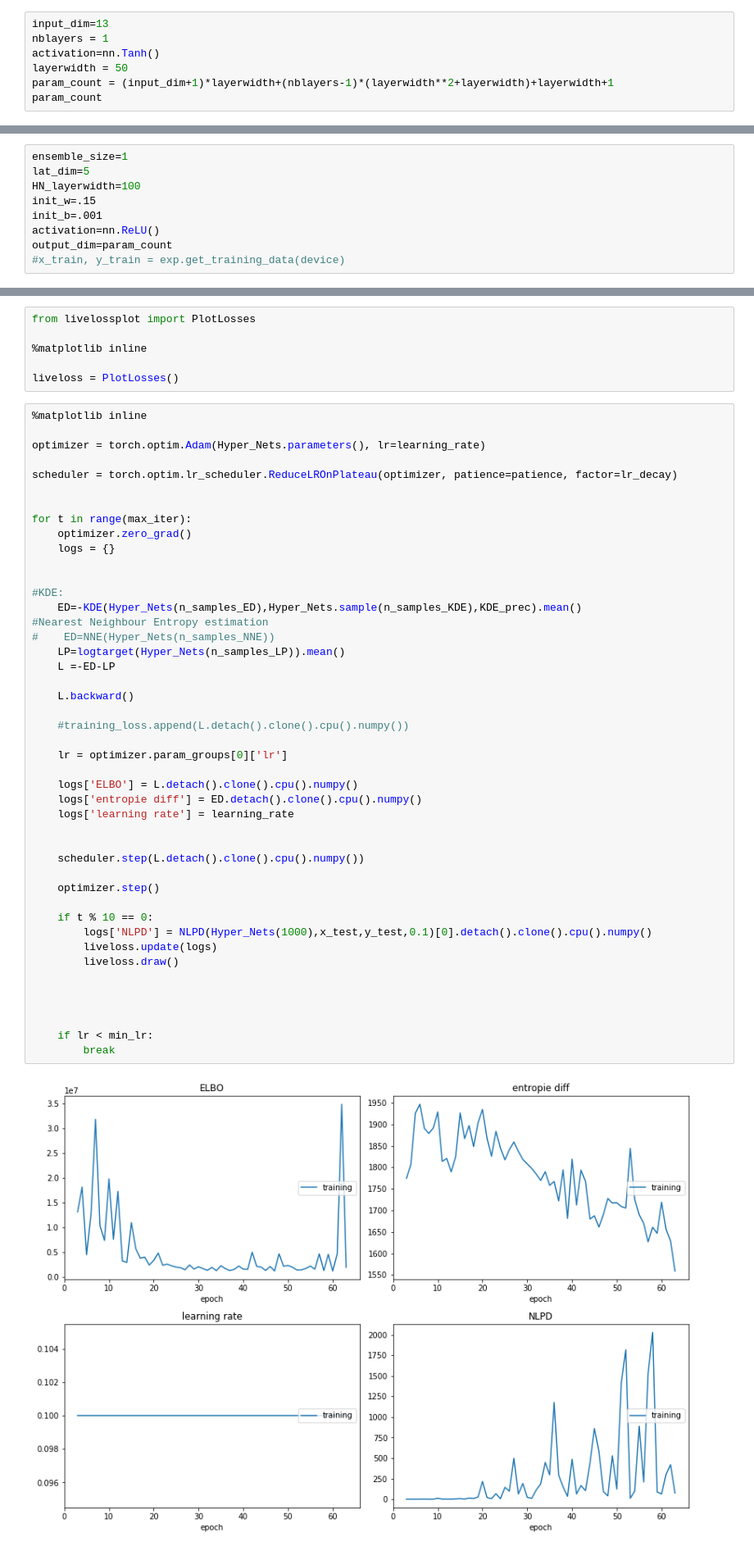
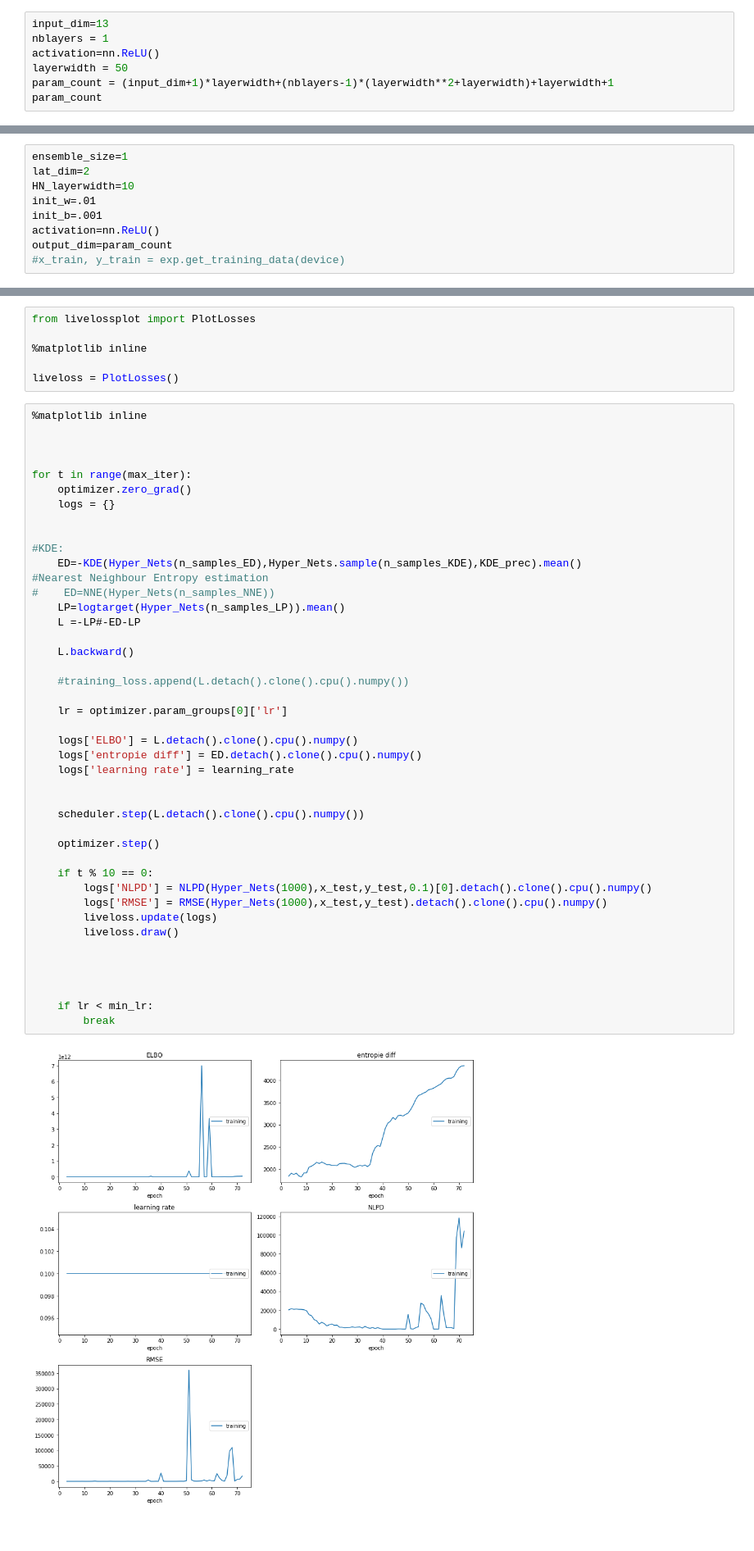
Before and after one commit to cortax/BayesianNN, a Jupyter notebook: GeNVI-Dev_YANN.ipynb, the cells around one changed output, grey strips where cells are left out. Shown at 82% size. Cells and saved outputs as stored; diff of their text form.

```diff
--- a/GeNVI-Dev_YANN.ipynb
+++ b/GeNVI-Dev_YANN.ipynb
@@ -63,7 +63,7 @@ y_train = y_train.unsqueeze(-1)
 # %%
 input_dim=13
 nblayers = 1
-activation=nn.Tanh()
+activation=nn.ReLU()
 layerwidth = 50
 param_count = (input_dim+1)*layerwidth+(nblayers-1)*(layerwidth**2+layerwidth)+layerwidth+1
 param_count
@@ -163,9 +163,9 @@ logtarget = lambda theta : logposterior(theta, x_train, y_train, sigma_noise )
 # Hypernet #
 # %%
 ensemble_size=1
-lat_dim=5
-HN_layerwidth=100
-init_w=.15
+lat_dim=2
+HN_layerwidth=10
+init_w=.01
 init_b=.001
 activation=nn.ReLU()
 output_dim=param_count
@@ -347,9 +351,6 @@ liveloss = PlotLosses()
 # %%
 %matplotlib inline
 
-optimizer = torch.optim.Adam(Hyper_Nets.parameters(), lr=learning_rate)
-
-scheduler = torch.optim.lr_scheduler.ReduceLROnPlateau(optimizer, patience=patience, factor=lr_decay)
 
 
 for t in range(max_iter):
@@ -362,33 +363,34 @@ for t in range(max_iter):
 #Nearest Neighbour Entropy estimation
 #    ED=NNE(Hyper_Nets(n_samples_NNE))
     LP=logtarget(Hyper_Nets(n_samples_LP)).mean()
-    L =-ED-LP
+    L =-LP#-ED-LP
 
     L.backward()
 
     #training_loss.append(L.detach().clone().cpu().numpy())
 
     lr = optimizer.param_groups[0]['lr']
 
     logs['ELBO'] = L.detach().clone().cpu().numpy()
     logs['entropie diff'] = ED.detach().clone().cpu().numpy()
     logs['learning rate'] = learning_rate
 
 
     scheduler.step(L.detach().clone().cpu().numpy())
 
     optimizer.step()
 
     if t % 10 == 0:
         logs['NLPD'] = NLPD(Hyper_Nets(1000),x_test,y_test,0.1)[0].detach().clone().cpu().numpy()
+        logs['RMSE'] = RMSE(Hyper_Nets(1000),x_test,y_test).detach().clone().cpu().numpy()
         liveloss.update(logs)
         liveloss.draw()
 
 
 
 
     if lr < min_lr:
         break
 # %% [output]
-[figure, old version]
+[figure, new version]
 ELBO:
```
Also changed, not shown: parts of 11 cells of this notebook.
